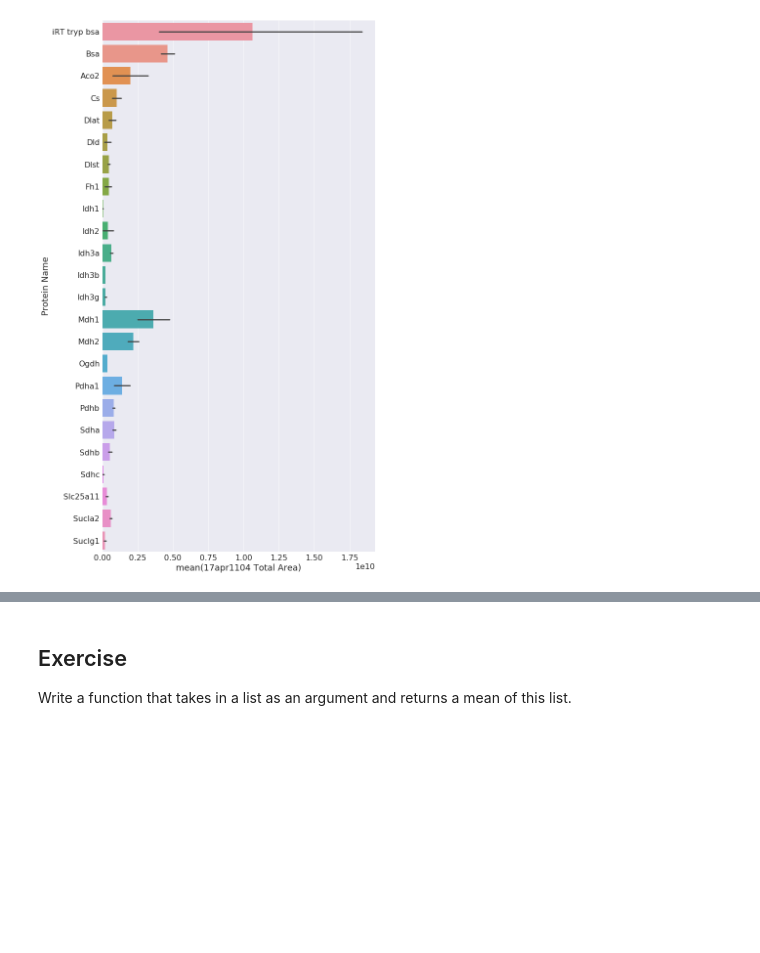
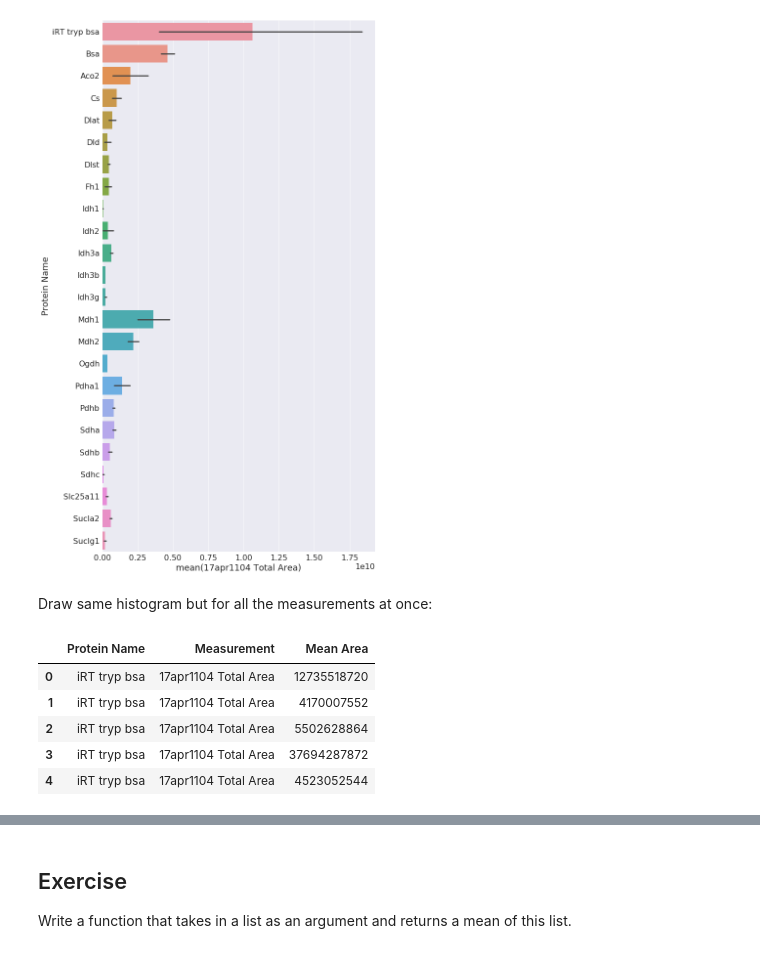
Before and after one commit to aperz/proteomics, a Jupyter notebook: proteomics.ipynb, the cells around one changed output, grey strips where cells are left out. Drawn from its saved outputs; the diff is of its cells as text; code cells hidden in the pictures; blank space fills up the shorter version.

```diff
--- a/proteomics.ipynb
+++ b/proteomics.ipynb
@@ -259,3 +259,20 @@ plt.figure(figsize=(10,20));
 sns.barplot(y='Protein Name', x='17apr1104 Total Area', data=r);
 # %% [output]
 [figure]
+# %% [markdown]
+Draw same histogram but for all the measurements at once:
+# %%
+# drop the 'Peptide column, it will interfere because having string values:
+r_melted = r.drop('Peptide',1)
+# melt the data frame (make more rows from columns)
+r_melted = pd.melt(r_melted, id_vars = 'Protein Name')
+# change column names:
+r_melted.columns = ['Protein Name', 'Measurement', 'Area']
+r_melted.head()
+# %% [output]
+|  | Protein Name | Measurement | Mean Area |
+| 0 | iRT tryp bsa | 17apr1104 Total Area | 12735518720 |
+| 1 | iRT tryp bsa | 17apr1104 Total Area | 4170007552 |
+| 2 | iRT tryp bsa | 17apr1104 Total Area | 5502628864 |
+| 3 | iRT tryp bsa | 17apr1104 Total Area | 37694287872 |
+| 4 | iRT tryp bsa | 17apr1104 Total Area | 4523052544 |
```
Also changed, not shown: parts of 1 cell of this notebook.
